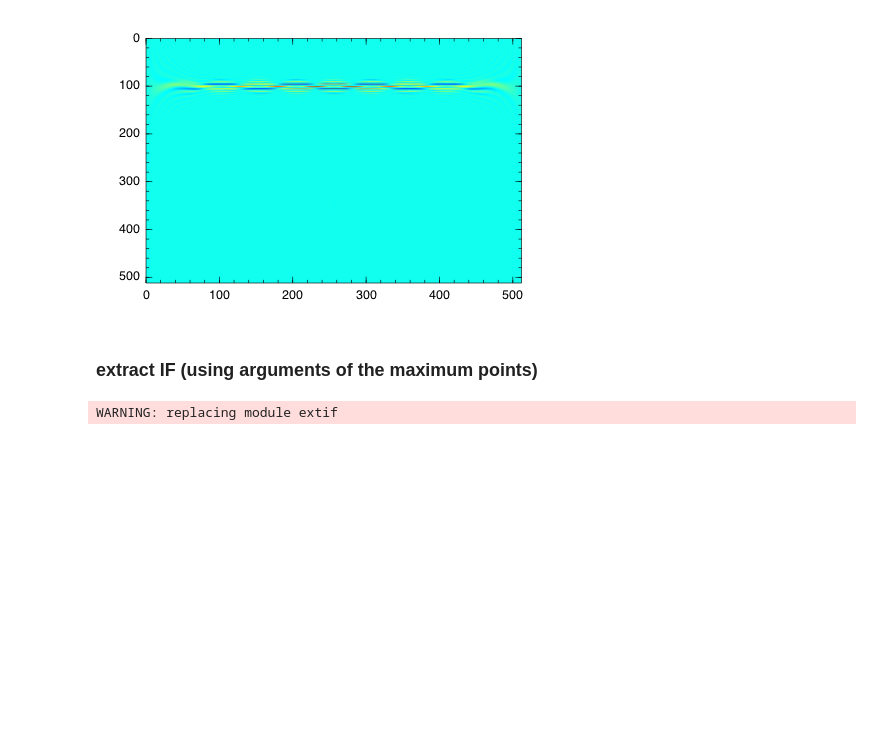
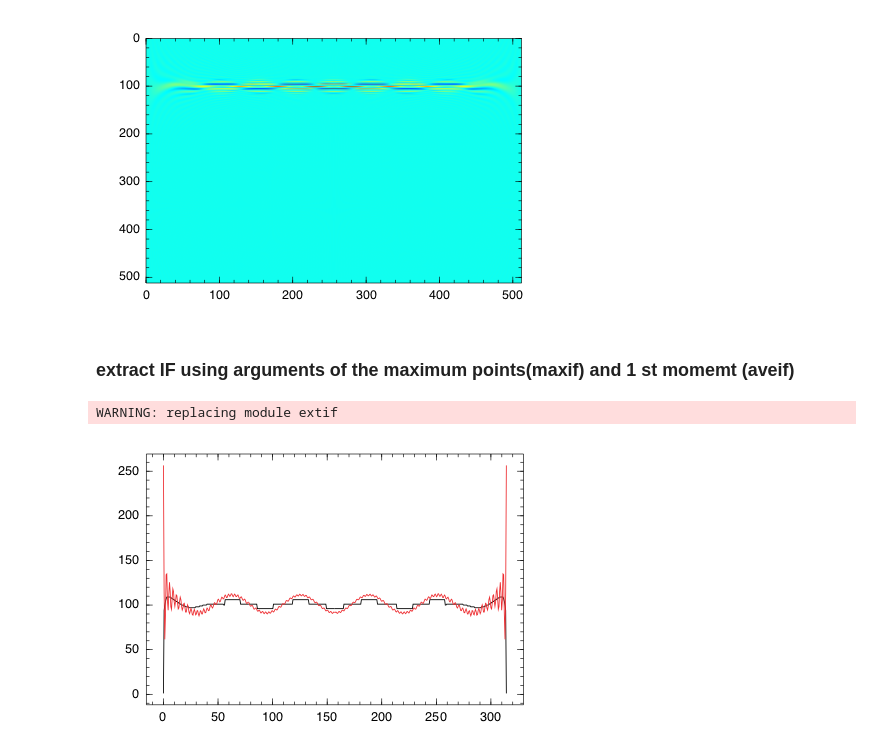
Before and after one commit to HajimeKawahara/juwvid, a Jupyter notebook: sample.ipynb, the cells around one changed output. Drawn from its saved outputs; the diff is of its cells as text; code cells hidden in the pictures; blank space fills up the shorter version.

```diff
--- a/sample.ipynb
+++ b/sample.ipynb
@@ -79,12 +79,18 @@ imagesc(real(tfrc))
 # %% [output]
 [figure]
 # %% [markdown]
-### extract IF (using arguments of the maximum points)
+### extract IF using arguments of the maximum points(maxif) and 1 st momemt (aveif)
 # %%
 include("extif.jl");
 # %% [output]
 WARNING: replacing module extif
 # %%
 indf=extif.maxif(tfr);
+# %%
+indfa=extif.aveif(tfr);
+# %%
+display(plot(x,indf,x,indfa))
+# %% [output]
+[figure, added]
 # %%
 indfp=extif.maxif(tfrp);
```
Also changed, not shown: parts of 2 cells of this notebook, 1 other file.
